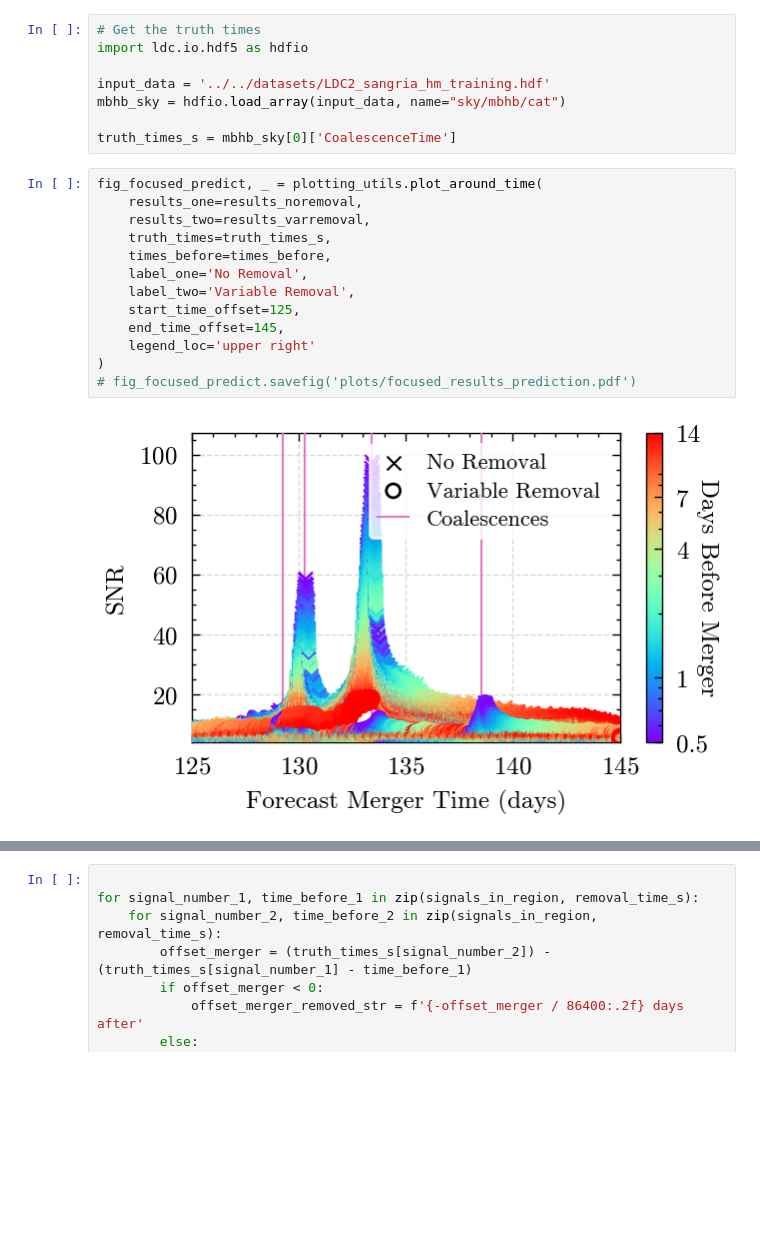
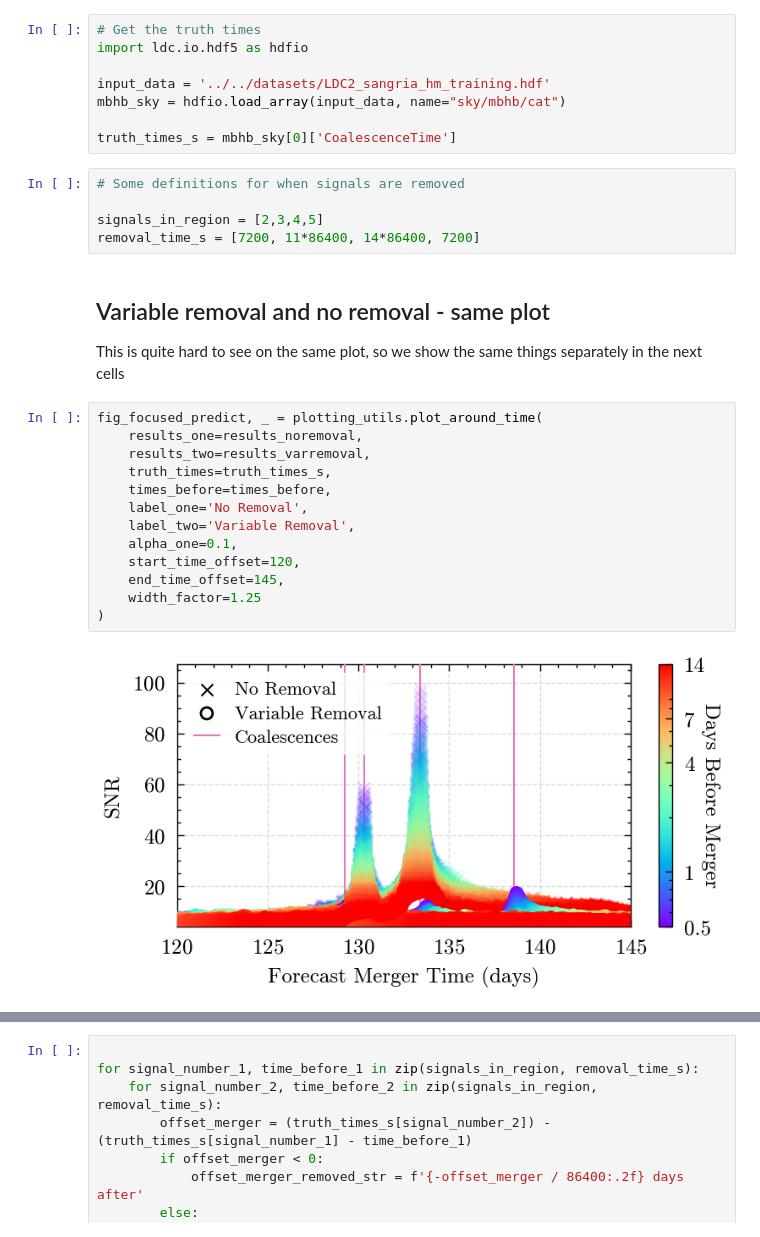
Before and after one commit to icg-gravwaves/lisa_premerger_sangria, a Jupyter notebook: search/inpainting_runs/plot_focused_data_results.ipynb, the cells around one changed output, grey strips where cells are left out. Saved outputs shown, nothing was run; the diff lists cells and outputs as text; blank space fills up the shorter version.

Commit message:
Add focused region plots into the notebook, edit timeline plot / removal times table

```diff
--- a/search/inpainting_runs/plot_focused_data_results.ipynb
+++ b/search/inpainting_runs/plot_focused_data_results.ipynb
@@ -63,18 +65,27 @@ input_data = '../../datasets/LDC2_sangria_hm_training.hdf'
 mbhb_sky = hdfio.load_array(input_data, name="sky/mbhb/cat")
 
 truth_times_s = mbhb_sky[0]['CoalescenceTime']
+# %%
+# Some definitions for when signals are removed
+
+signals_in_region = [2,3,4,5]
+removal_time_s = [7200, 11*86400, 14*86400, 7200]
+# %% [markdown]
+## Variable removal and no removal - same plot
+
+This is quite hard to see on the same plot, so we show the same things separately in the next cells
 # %%
 fig_focused_predict, _ = plotting_utils.plot_around_time(
     results_one=results_noremoval,
     results_two=results_varremoval,
     truth_times=truth_times_s,
     times_before=times_before,
     label_one='No Removal',
     label_two='Variable Removal',
-    start_time_offset=125,
+    alpha_one=0.1,
+    start_time_offset=120,
     end_time_offset=145,
-    legend_loc='upper right'
+    width_factor=1.25
 )
-# fig_focused_predict.savefig('plots/focused_results_prediction.pdf')
 # %% [output]
-[figure, old version]
+[figure, new version]
```
Also changed, not shown: parts of 23 cells of this notebook, 3 other files.
